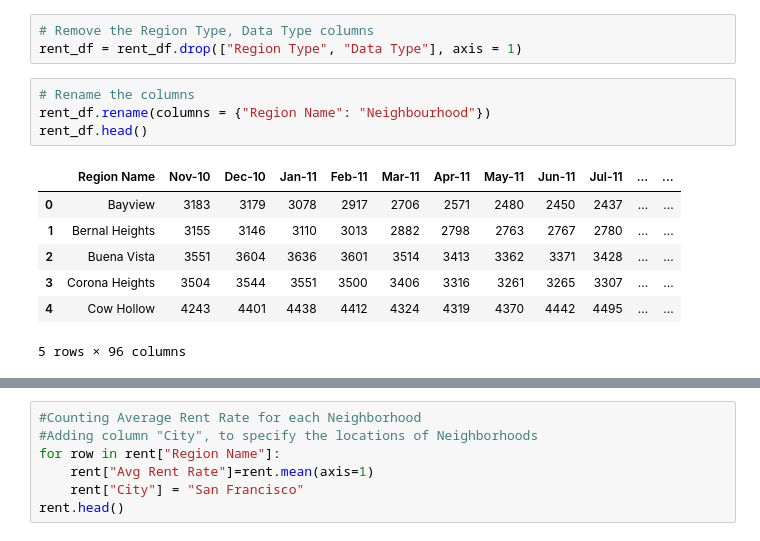
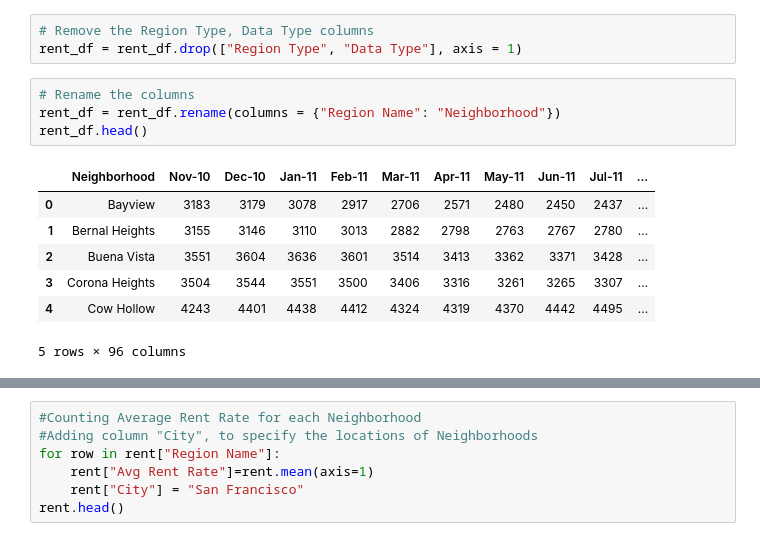
Before and after one commit to rochiecuevas/shared_accommodations, a Jupyter notebook: Rent Data/Rent_Analysis.ipynb, the cells around one changed output, grey strips where cells are left out. Drawn from its saved outputs; the diff is of its cells as text.

```diff
--- a/Rent Data/Rent_Analysis.ipynb
+++ b/Rent Data/Rent_Analysis.ipynb
@@ -32,15 +32,15 @@ rent_df.head()
 rent_df = rent_df.drop(["Region Type", "Data Type"], axis = 1)
 # %%
 # Rename the columns
-rent_df.rename(columns = {"Region Name": "Neighbourhood"})
+rent_df = rent_df.rename(columns = {"Region Name": "Neighborhood"})
 rent_df.head()
 # %% [output]
-|  | Region Name | Nov-10 | Dec-10 | Jan-11 | Feb-11 | Mar-11 | Apr-11 | May-11 | Jun-11 | Jul-11 | ... | ... |
-| 0 | Bayview | 3183 | 3179 | 3078 | 2917 | 2706 | 2571 | 2480 | 2450 | 2437 | ... | ... |
-| 1 | Bernal Heights | 3155 | 3146 | 3110 | 3013 | 2882 | 2798 | 2763 | 2767 | 2780 | ... | ... |
-| 2 | Buena Vista | 3551 | 3604 | 3636 | 3601 | 3514 | 3413 | 3362 | 3371 | 3428 | ... | ... |
-| 3 | Corona Heights | 3504 | 3544 | 3551 | 3500 | 3406 | 3316 | 3261 | 3265 | 3307 | ... | ... |
-| 4 | Cow Hollow | 4243 | 4401 | 4438 | 4412 | 4324 | 4319 | 4370 | 4442 | 4495 | ... | ... |
+|  | Neighborhood | Nov-10 | Dec-10 | Jan-11 | Feb-11 | Mar-11 | Apr-11 | May-11 | Jun-11 | Jul-11 | ... |
+| 0 | Bayview | 3183 | 3179 | 3078 | 2917 | 2706 | 2571 | 2480 | 2450 | 2437 | ... |
+| 1 | Bernal Heights | 3155 | 3146 | 3110 | 3013 | 2882 | 2798 | 2763 | 2767 | 2780 | ... |
+| 2 | Buena Vista | 3551 | 3604 | 3636 | 3601 | 3514 | 3413 | 3362 | 3371 | 3428 | ... |
+| 3 | Corona Heights | 3504 | 3544 | 3551 | 3500 | 3406 | 3316 | 3261 | 3265 | 3307 | ... |
+| 4 | Cow Hollow | 4243 | 4401 | 4438 | 4412 | 4324 | 4319 | 4370 | 4442 | 4495 | ... |
 5 rows × 96 columns
 # %%
 # Create a function that returns the sum per row per year
```
Also changed, not shown: parts of 10 cells of this notebook, 1 other file.
